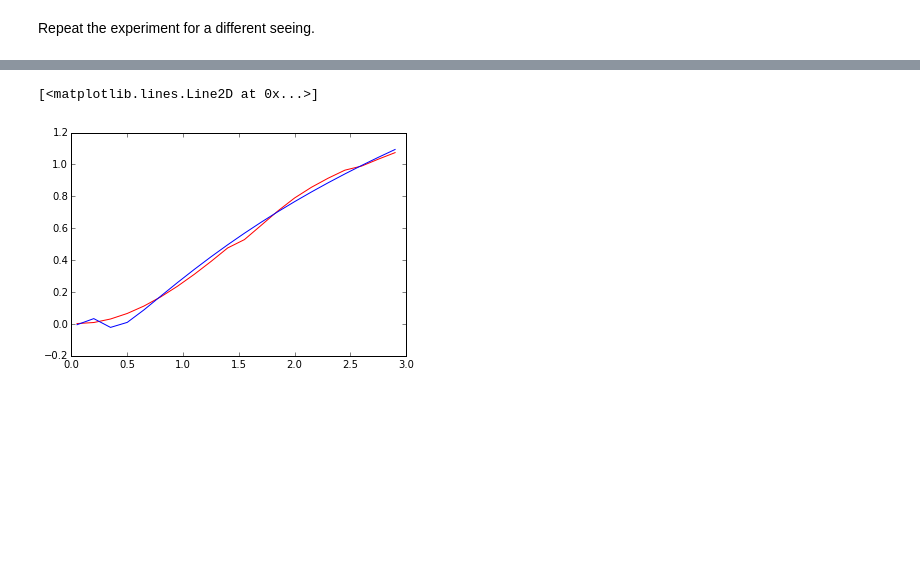
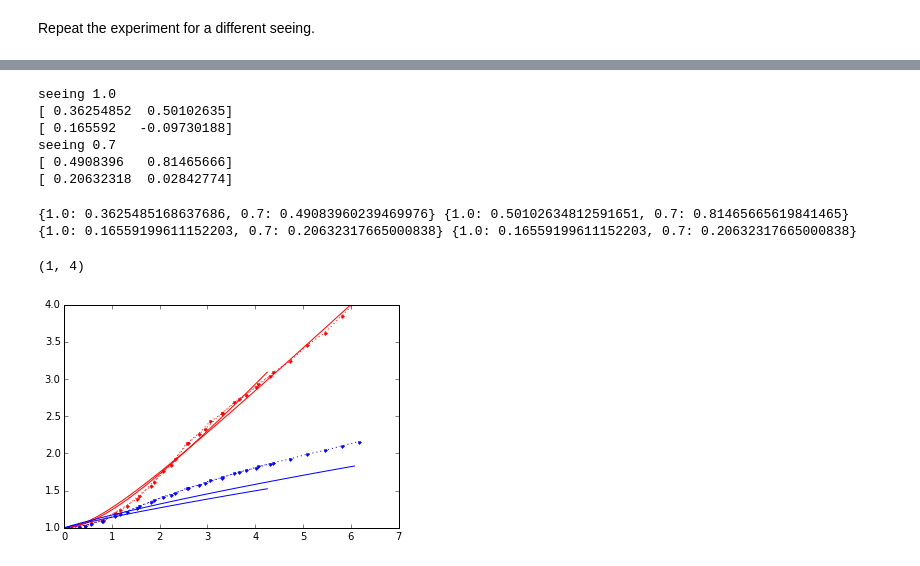
Before and after one commit to rhiannonlynne/MafSSO, a Jupyter notebook: Trailing Losses.ipynb, the cells around one changed output, grey strips where cells are left out. Saved outputs shown, nothing was run; the diff lists cells and outputs as text; code cells hidden in the pictures; blank space fills up the shorter version.

```diff
--- a/Trailing Losses.ipynb
+++ b/Trailing Losses.ipynb
@@ -615,6 +595,0 @@ plt.plot(velocities, fitratio, 'b-')
-# %%
-plt.plot(velocities, 2.5*np.log10(ratios), 'r-')
-plt.plot(velocities, 2.5*np.log10(fitratio), 'b-')
-# %% [output]
-[<matplotlib.lines.Line2D at 0x...>]
-[figure, removed]
@@ -623,0 +596,58 @@ fitratios = np.polyval(p, velocities)
+# %%
+def vToX(v, t, seeing):
+    return v * t / seeing / 24.0
+
+def fitfunc(x, c1, c2):
+    # x = velocities * t / seeing (/24.0)
+    func = 1. + c1*x**2 / (1. + c2 *x)
+    return func
+
+def fitfunc2(x, c1, c2):
+    func = 1. + c1*x/(1+c2*np.sqrt(x))
+    return func
+# %%
+tExp = 30.0
+tPause = 4.0 # for the LHS
+#tPause = 2.0 # for the RHS
+
+for s in det_loss:
+    print 'seeing', s
+    x = vToX(velocities, tExp, s)
+    ratios = det_loss[s]
+    popt, pcov = curve_fit(fitfunc, x, ratios)
+    am[s] = popt[0]
+    bm[s] = popt[1]
+    print popt
+    ratios = trail_loss[s]
+    popt, pcov = curve_fit(fitfunc2, x, ratios)
+    at[s] = popt[0]
+    bt[s] = popt[0]
+    print popt
+# %% [output]
+seeing 1.0
+[ 0.36254852  0.50102635]
+[ 0.165592   -0.09730188]
+seeing 0.7
+[ 0.4908396   0.81465666]
+[ 0.20632318  0.02842774]
+# %%
+print am, bm
+print at, bt
+# %% [output]
+{1.0: 0.3625485168637686, 0.7: 0.49083960239469976} {1.0: 0.50102634812591651, 0.7: 0.81465665619841465}
+{1.0: 0.16559199611152203, 0.7: 0.20632317665000838} {1.0: 0.16559199611152203, 0.7: 0.20632317665000838}
+# %%
+v = np.arange(0, 3.5, 0.1)
+for s in det_loss:
+    x = vToX(v, tExp, s)
+    dl = fitfunc(x, am[s], bm[s])
+    tl = fitfunc2(x, at[s], bt[s])
+    plt.plot(x, dl, 'r-')
+    plt.plot(x, tl, 'b-')
+    x = vToX(velocities, tExp, s)
+    plt.plot(x, det_loss[s], 'r:', marker='.')
+    plt.plot(x, trail_loss[s], 'b:', marker='.')
+plt.ylim(1, 4)
+# %% [output]
+(1, 4)
+[figure, added]
```
Also changed, not shown: parts of 15 cells of this notebook.
